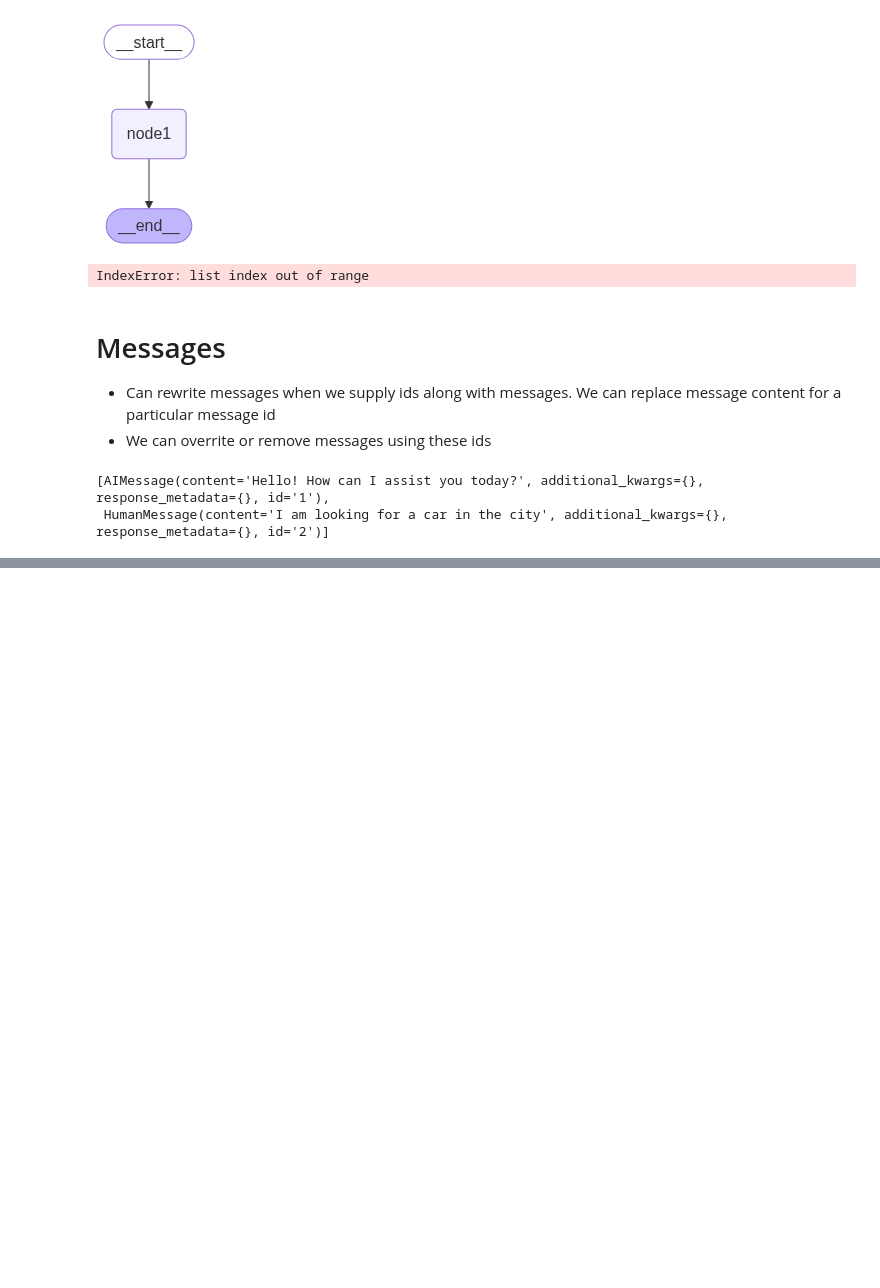
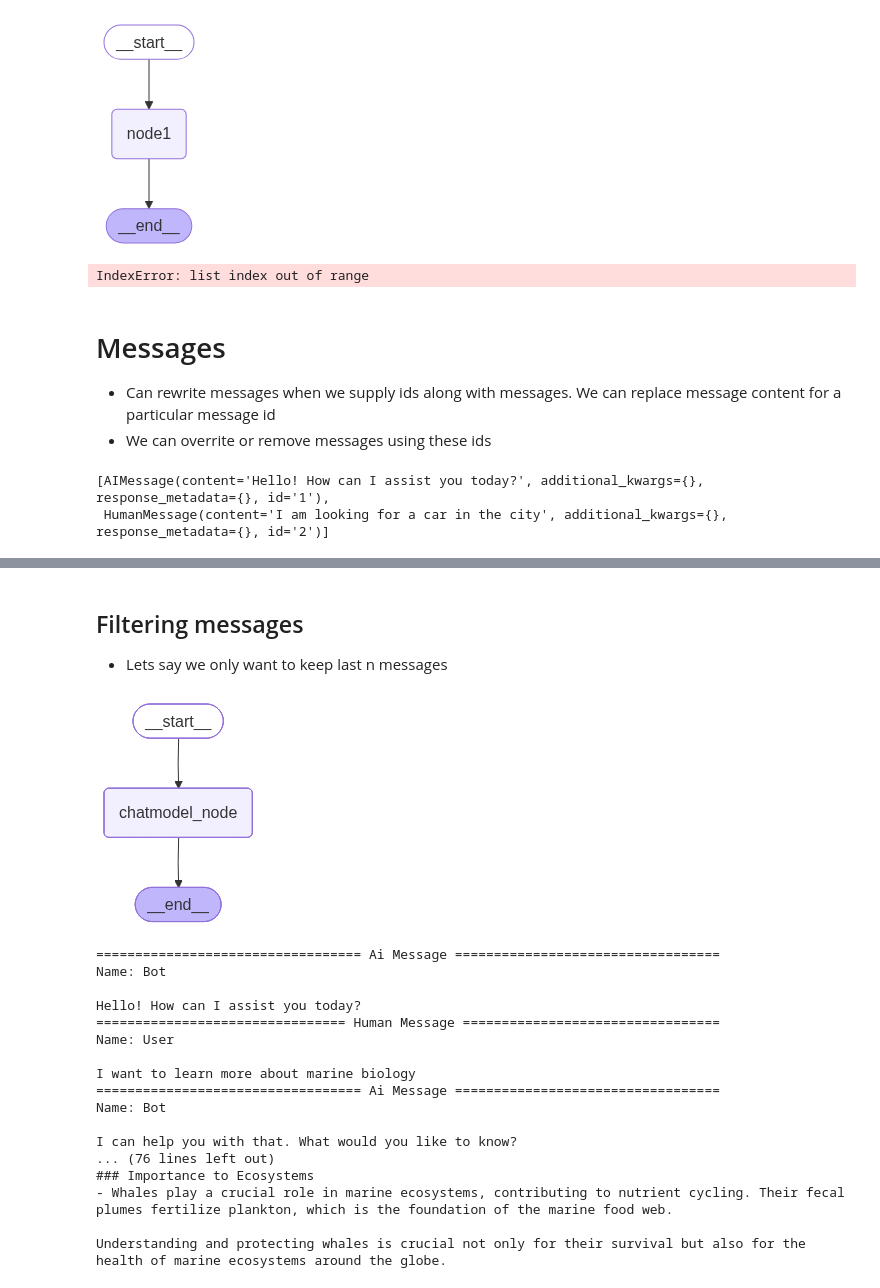
Before and after one commit to DeconvFFT/Langgraph-foundations, a Jupyter notebook: module2/module-2.ipynb, the cells around one changed output, grey strips where cells are left out. Cells and saved outputs as stored; diff of their text form; code cells hidden in the pictures; blank space fills up the shorter version.

```diff
--- a/module2/module-2.ipynb
+++ b/module2/module-2.ipynb
@@ -133,0 +246,63 @@ deleted_messages = [RemoveMessage(id = m.id) for m in messages[-2:]]
+# %% [markdown]
+## Filtering messages
+- Lets say we only want to keep last n messages
+# %%
+from langchain_core.messages import HumanMessage, AIMessage
+from langchain_openai import ChatOpenAI
+from langgraph.graph.message import MessagesState
+from langgraph.graph import StateGraph, START, END
+from IPython.display import Image, display
+
+
+
+llm = ChatOpenAI(model="gpt-4o")
+messages = [
+    AIMessage(content = "Hello! How can I assist you today?",name="Bot"),
+    HumanMessage(content = "I want to learn more about marine biology",name="User"),
+    AIMessage(content = "I can help you with that. What would you like to know?",name="Bot"),
+    HumanMessage(content = "I want to know about the different types of fish in the ocean",name="User"),
+]
+
+output = llm.invoke(messages)
+#print(output)
+# chatmodel node which only keeps latest message in history
+def chatmodel_node(state:MessagesState):
+    return {"messages": [llm.invoke(state['messages'][-1:])]}
+
+# build graph
+builder = StateGraph(MessagesState)
+builder.add_node('chatmodel_node',chatmodel_node)
+builder.add_edge(START, 'chatmodel_node')
+builder.add_edge('chatmodel_node', END)
+graph = builder.compile()
+
+# display
+display(Image(graph.get_graph().draw_mermaid_png()))
+
+# append llm output to messages:
+messages.append(output.content)
+messages.append(HumanMessage(f"Tell me more about Whales!", name = "User"))
+
+# look at message list
+output =  graph.invoke({'messages':messages})
+for m in output["messages"]:
+    m.pretty_print()
+# %% [output]
+[figure, added]
+================================== Ai Message ==================================
+Name: Bot
+
+Hello! How can I assist you today?
+================================ Human Message =================================
+Name: User
+
+I want to learn more about marine biology
+================================== Ai Message ==================================
+Name: Bot
+
+I can help you with that. What would you like to know?
+... (76 lines left out)
+### Importance to Ecosystems
+- Whales play a crucial role in marine ecosystems, contributing to nutrient cycling. Their fecal plumes fertilize plankton, which is the foundation of the marine food web.
+
+Understanding and protecting whales is crucial not only for their survival but also for the health of marine ecosystems around the globe.
```
Also changed, not shown: parts of 13 cells of this notebook, 1 other file.
